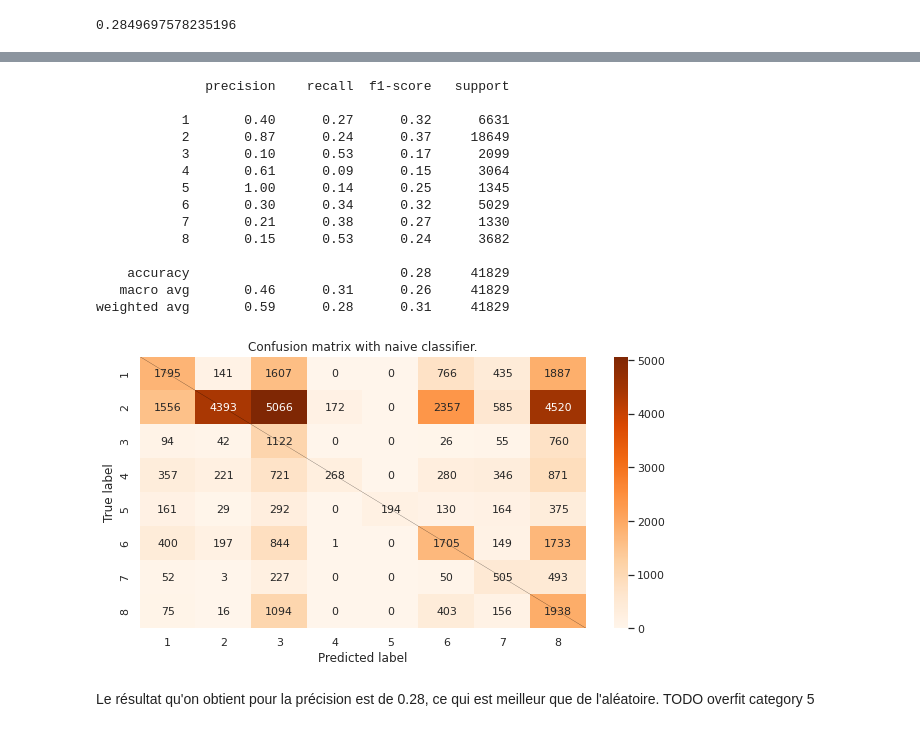
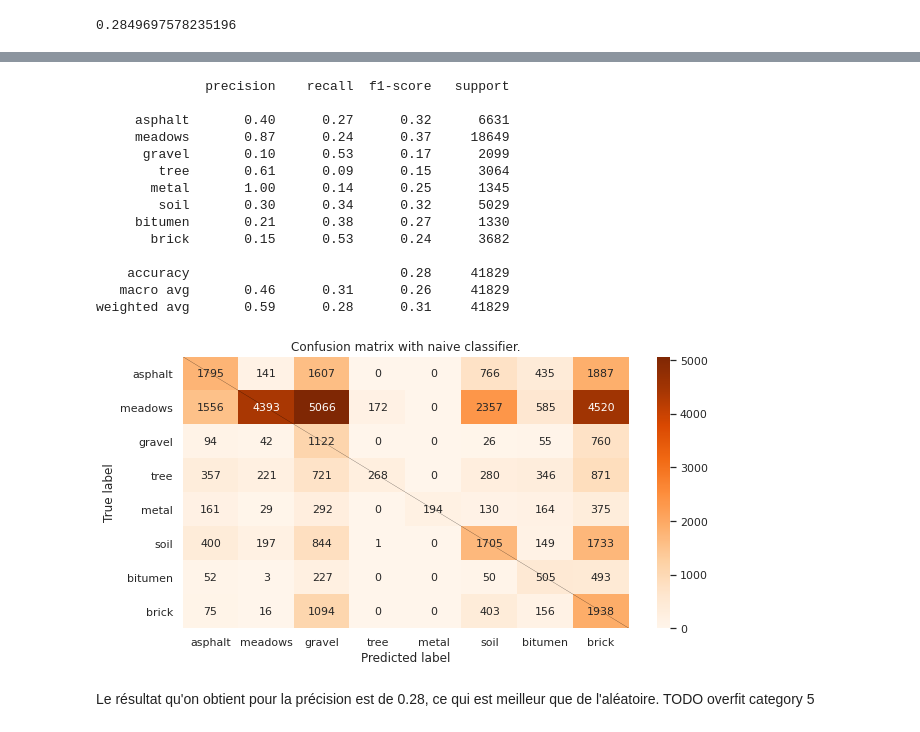
Before and after one commit to Li0nMo0se/spectral_unmixing, a Jupyter notebook: Main.ipynb, the cells around one changed output, grey strips where cells are left out. Saved outputs shown, nothing was run; the diff lists cells and outputs as text; code cells hidden in the pictures.

Commit message:
fix: classification report just uses list of category's name

```diff
--- a/Main.ipynb
+++ b/Main.ipynb
@@ -365,8 +371,3 @@ comp = comp[mask]
 comp.sum()/comp.shape[0]
 # %% [output]
 0.2849697578235196
-# %%
-classes={ i+1 : endmembers[i] for i in range(len(endmembers) ) }
-#classes[0] = "unknown"
-#classes[8] = "shadow"
-classes
@@ -443,21 +436,21 @@ def my_classification_report(y_pred, y, classes, clf_name=None):
 # %%
-my_classification_report(labels[mask], gt[mask], classes, "naive")
+my_classification_report(labels[mask], gt[mask], endmembers, "naive")
 # %% [output]
               precision    recall  f1-score   support
 
-           1       0.40      0.27      0.32      6631
-           2       0.87      0.24      0.37     18649
-           3       0.10      0.53      0.17      2099
-           4       0.61      0.09      0.15      3064
-           5       1.00      0.14      0.25      1345
-           6       0.30      0.34      0.32      5029
-           7       0.21      0.38      0.27      1330
-           8       0.15      0.53      0.24      3682
+     asphalt       0.40      0.27      0.32      6631
+     meadows       0.87      0.24      0.37     18649
+      gravel       0.10      0.53      0.17      2099
+        tree       0.61      0.09      0.15      3064
+       metal       1.00      0.14      0.25      1345
+        soil       0.30      0.34      0.32      5029
+     bitumen       0.21      0.38      0.27      1330
+       brick       0.15      0.53      0.24      3682
 
     accuracy                           0.28     41829
    macro avg       0.46      0.31      0.26     41829
 weighted avg       0.59      0.28      0.31     41829
-[figure, old version]
+[figure, new version]
 # %% [markdown]
 Le résultat qu'on obtient pour la précision est de 0.28, ce qui est meilleur que de l'aléatoire.
 TODO overfit category 5
```
Also changed, not shown: parts of 12 cells of this notebook.
